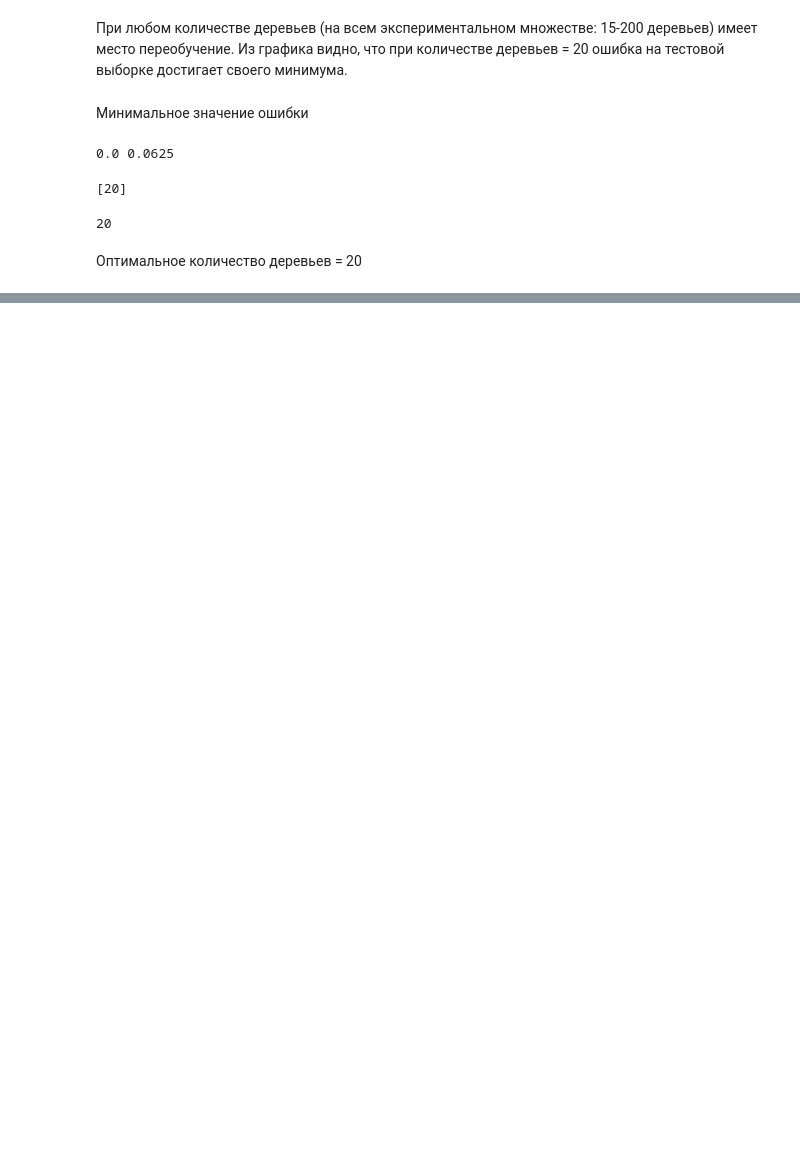
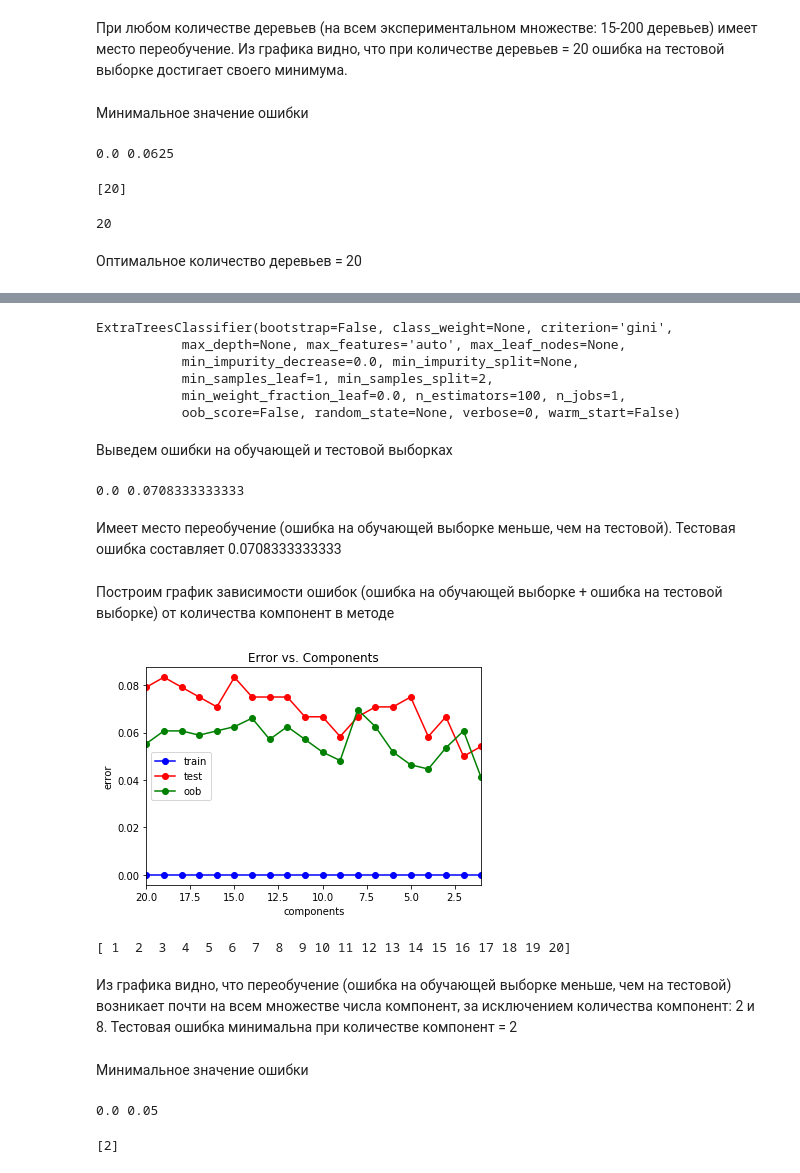
Before and after one commit to MariaRumiantseva/MachineLearning, a Jupyter notebook: HW1_PokemonChallenge.ipynb, the cells around one changed output, grey strips where cells are left out. Drawn from its saved outputs; the diff is of its cells as text; code cells hidden in the pictures; blank space fills up the shorter version.

```diff
--- a/HW1_PokemonChallenge.ipynb
+++ b/HW1_PokemonChallenge.ipynb
@@ -1541,0 +1564,3 @@ print(trees_opt)
+# %%
+pca_x = pca.transform(X)
+pca_x.shape
@@ -1541,0 +1571,5 @@ print(trees_opt)
+# %%
+from sklearn.model_selection import train_test_split
+X_train, X_test, y_train, y_test = train_test_split(pca_x, y, test_size = 0.3, random_state = 7)
+N_test, _ = X_test.shape
+N_train, _ = X_train.shape
@@ -1541,0 +1578,67 @@ print(trees_opt)
+# %%
+ert = ensemble.ExtraTreesClassifier(n_estimators = 100)
+ert.fit(X_train, y_train)
+# %% [output]
+ExtraTreesClassifier(bootstrap=False, class_weight=None, criterion='gini',
+           max_depth=None, max_features='auto', max_leaf_nodes=None,
+           min_impurity_decrease=0.0, min_impurity_split=None,
+           min_samples_leaf=1, min_samples_split=2,
+           min_weight_fraction_leaf=0.0, n_estimators=100, n_jobs=1,
+           oob_score=False, random_state=None, verbose=0, warm_start=False)
+# %% [markdown]
+Выведем ошибки на обучающей и тестовой выборках
+# %%
+y_pca_train = ert.predict(X_train)
+y_pca_test = ert.predict(X_test)
+print(np.mean(y_train != y_pca_train), np.mean(y_test != y_pca_test))
+# %% [output]
+0.0 0.0708333333333
+# %% [markdown]
+Имеет место переобучение (ошибка на обучающей выборке меньше, чем на тестовой). Тестовая ошибка составляет 0.0708333333333
+# %% [markdown]
+Построим график зависимости ошибок (ошибка на обучающей выборке + ошибка на тестовой выборке) от количества компонент в методе
+# %%
+components_arr = np.arange(1, 21, 1)
+test_err = []
+train_err = []
+oob_err = []
+for components in components_arr:
+    pca = PCA(n_components = components)
+    X_pca_train = pca.fit_transform(X_train)
+    X_pca_test = pca.transform(X_test)
+    ert = ensemble.ExtraTreesClassifier(n_estimators = 100, oob_score=True, bootstrap=True)
+    ert.fit(X_pca_train, y_train)
+    train_err.append(np.mean(y_train != ert.predict(X_pca_train)))
+    test_err.append(np.mean(y_test  != ert.predict(X_pca_test)))
+    oob_err.append(1 - ert.oob_score_)
+# %%
+plt.plot(components_arr, train_err, 'b-o', label = 'train')
+plt.plot(components_arr, test_err, 'r-o', label = 'test')
+plt.plot(components_arr, oob_err, 'g-o', label = 'oob')
+plt.xlim([np.max(components_arr), np.min(components_arr)])
+plt.title('Error vs. Components')
+plt.xlabel('components')
+plt.ylabel('error')
+plt.legend()
+pass
+# %% [output]
+[figure, added]
+# %%
+print(components_arr)
+# %% [output]
+[ 1  2  3  4  5  6  7  8  9 10 11 12 13 14 15 16 17 18 19 20]
+# %% [markdown]
+Из графика видно, что переобучение (ошибка на обучающей выборке меньше, чем на тестовой) возникает почти на всем множестве числа компонент, за исключением количества компонент: 2 и 8. Тестовая ошибка минимальна при количестве компонент = 2
+# %% [markdown]
+Минимальное значение ошибки
+# %%
+min_train_err = np.min(train_err)
+min_test_err = np.min(test_err)
+print(min_train_err, min_test_err)
+# %% [output]
+0.0 0.05
+# %%
+components_opt = components_arr[test_err == min_test_err]
+print(components_opt)
+# %% [output]
+[2]
```
Also changed, not shown: parts of 20 cells of this notebook.
